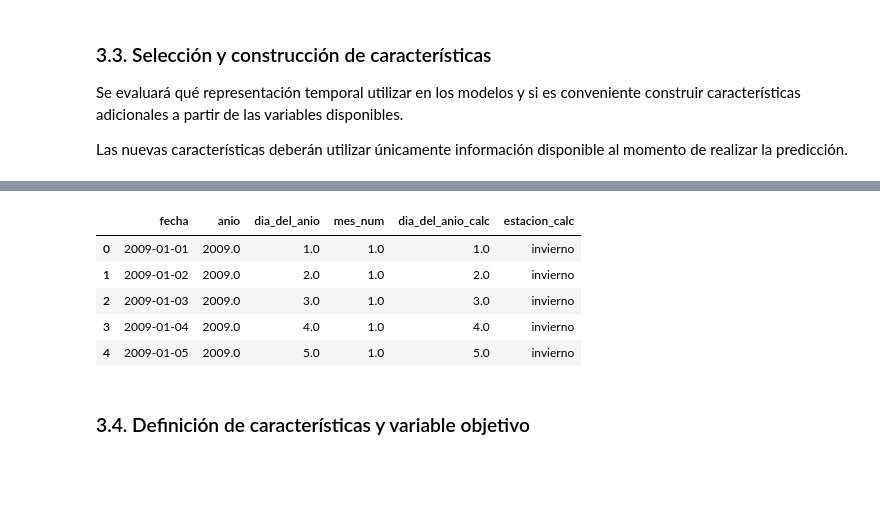
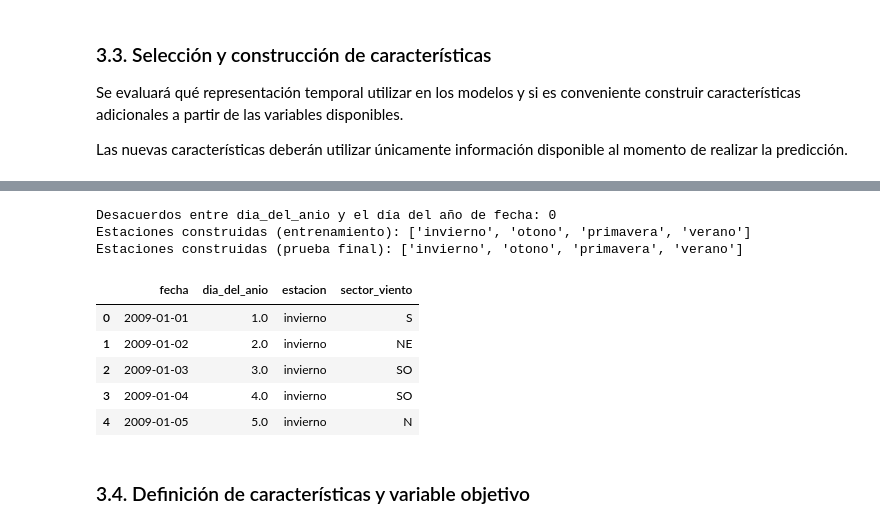
Before and after one commit to dazambrano2/MaterialDeClase-ISIS-2611, a Jupyter notebook: 202620/Laboratorios/L1/Lab1.ipynb, the cells around one changed output, grey strips where cells are left out. Cells and saved outputs as stored; diff of their text form; code cells hidden in the pictures; blank space fills up the shorter version.

```diff
--- a/202620/Laboratorios/L1/Lab1.ipynb
+++ b/202620/Laboratorios/L1/Lab1.ipynb
@@ -764,27 +836,37 @@ comparables) y son derivables de ella. Por lo tanto:
 # %%
-def estacion_desde_mes(mes):
-    return mes.map({
-        12: "invierno", 1: "invierno", 2: "invierno",
-        3: "primavera", 4: "primavera", 5: "primavera",
-        6: "verano", 7: "verano", 8: "verano",
-        9: "otono", 10: "otono", 11: "otono",
-    })
+#3.3 — Representación temporal
+
+# Convención meteorológica del hemisferio norte (regla de dominio, no estimada de
+# los datos): la estación depende únicamente del mes de la propia observación.
+def estacion_desde_fecha(fechas):
+    return fechas.dt.month.map(convencion_estaciones)
 
 
 for df in (datos, datos_test):
-    df["mes_num"] = df["fecha"].dt.month
-    df["dia_del_anio_calc"] = df["fecha"].dt.dayofyear
-    df["estacion_calc"] = estacion_desde_mes(df["mes_num"])
+    df["estacion"] = estacion_desde_fecha(df["fecha"])
     df.drop(columns=["mes", "estacion_anio"], inplace=True)
 
-datos[["fecha", "anio", "dia_del_anio", "mes_num", "dia_del_anio_calc", "estacion_calc"]].head()
+# Comprobación explícita de que no se está duplicando información temporal:
+# dia_del_anio ya coincide con el día del año de fecha, por lo que no se crea una
+# segunda versión calculada de la misma variable.
+con_fecha = datos["fecha"].notna() & datos["dia_del_anio"].notna()
+print("Desacuerdos entre dia_del_anio y el día del año de fecha:",
+      (datos.loc[con_fecha, "dia_del_anio"] != datos.loc[con_fecha, "fecha"].dt.dayofyear).sum())
+
+print("Estaciones construidas (entrenamiento):", sorted(datos["estacion"].dropna().unique()))
+print("Estaciones construidas (prueba final):", sorted(datos_test["estacion"].dropna().unique()))
+
+datos[["fecha", "dia_del_anio", "estacion", "sector_viento"]].head()
 # %% [output]
+Desacuerdos entre dia_del_anio y el día del año de fecha: 0
+Estaciones construidas (entrenamiento): ['invierno', 'otono', 'primavera', 'verano']
+Estaciones construidas (prueba final): ['invierno', 'otono', 'primavera', 'verano']
-|  | fecha | anio | dia_del_anio | mes_num | dia_del_anio_calc | estacion_calc |
-| 0 | 2009-01-01 | 2009.0 | 1.0 | 1.0 | 1.0 | invierno |
-| 1 | 2009-01-02 | 2009.0 | 2.0 | 1.0 | 2.0 | invierno |
-| 2 | 2009-01-03 | 2009.0 | 3.0 | 1.0 | 3.0 | invierno |
-| 3 | 2009-01-04 | 2009.0 | 4.0 | 1.0 | 4.0 | invierno |
-| 4 | 2009-01-05 | 2009.0 | 5.0 | 1.0 | 5.0 | invierno |
+|  | fecha | dia_del_anio | estacion | sector_viento |
+| 0 | 2009-01-01 | 1.0 | invierno | S |
+| 1 | 2009-01-02 | 2.0 | invierno | NE |
+| 2 | 2009-01-03 | 3.0 | invierno | SO |
+| 3 | 2009-01-04 | 4.0 | invierno | SO |
+| 4 | 2009-01-05 | 5.0 | invierno | N |
 # %% [markdown]
 ### 3.4. Definición de características y variable objetivo
 # %% [markdown]
```
Also changed, not shown: parts of 23 cells of this notebook.
